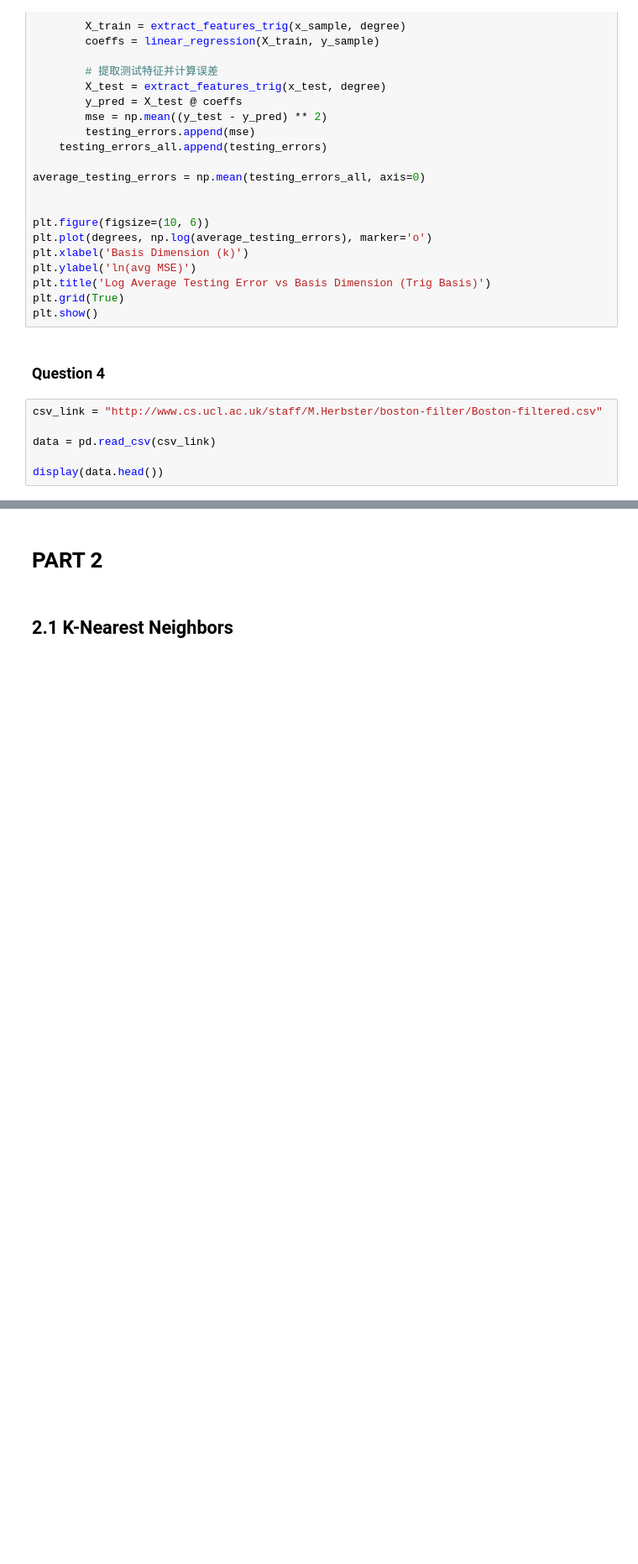
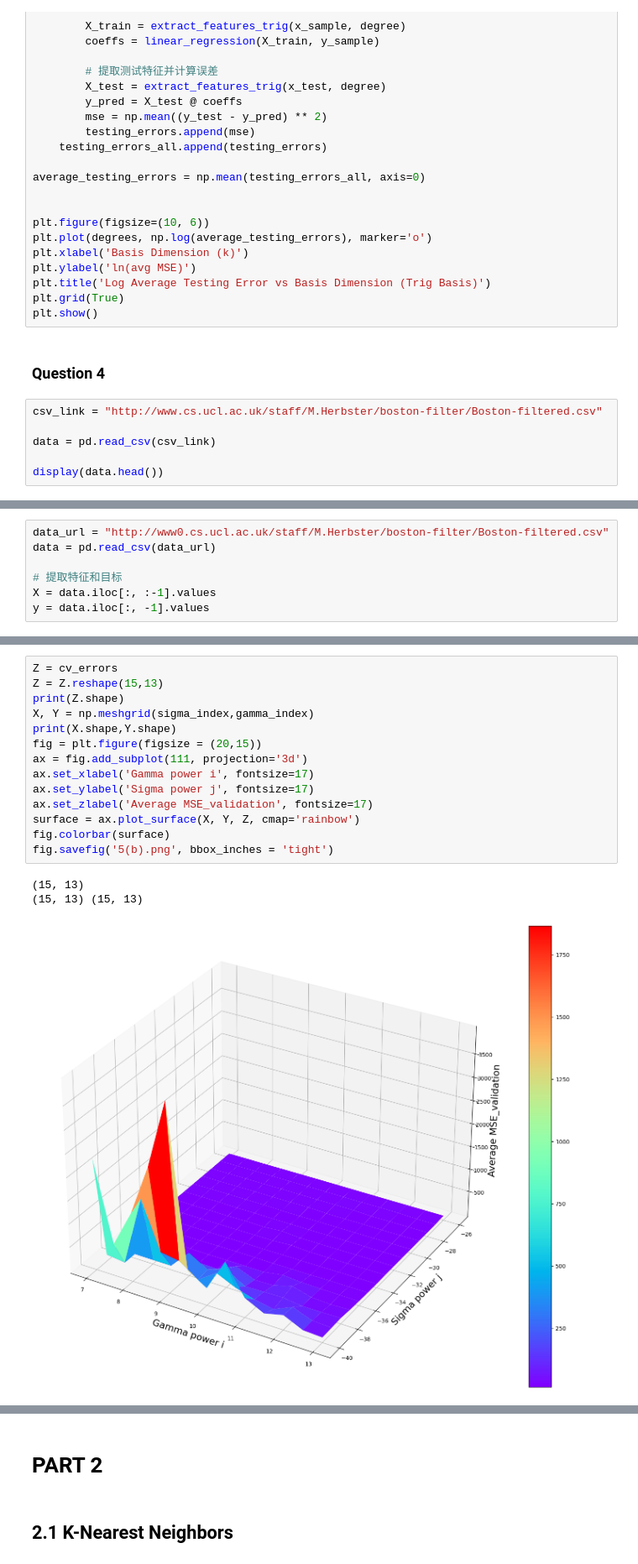
Before and after one commit to 535A59/COMP0078_cw1, a Jupyter notebook: cw1.ipynb, the cells around one changed output, grey strips where cells are left out. Shown at 84% size. Drawn from its saved outputs; the diff is of its cells as text; blank space fills up the shorter version.

```diff
--- a/cw1.ipynb
+++ b/cw1.ipynb
@@ -358,0 +435,7 @@ print(f"Test MSE: {All_result['test_mse']}")
+# %%
+data_url = "http://www0.cs.ucl.ac.uk/staff/M.Herbster/boston-filter/Boston-filtered.csv"
+data = pd.read_csv(data_url)
+
+# 提取特征和目标
+X = data.iloc[:, :-1].values
+y = data.iloc[:, -1].values
@@ -358,0 +509,18 @@ print(f"Test MSE: {All_result['test_mse']}")
+# %%
+Z = cv_errors
+Z = Z.reshape(15,13)
+print(Z.shape)
+X, Y = np.meshgrid(sigma_index,gamma_index)
+print(X.shape,Y.shape)
+fig = plt.figure(figsize = (20,15))
+ax = fig.add_subplot(111, projection='3d')
+ax.set_xlabel('Gamma power i', fontsize=17)
+ax.set_ylabel('Sigma power j', fontsize=17)
+ax.set_zlabel('Average MSE_validation', fontsize=17)
+surface = ax.plot_surface(X, Y, Z, cmap='rainbow')
+fig.colorbar(surface)
+fig.savefig('5(b).png', bbox_inches = 'tight')
+# %% [output]
+(15, 13)
+(15, 13) (15, 13)
+[figure, added]
```
Also changed, not shown: parts of 11 cells of this notebook, 1 other file.
